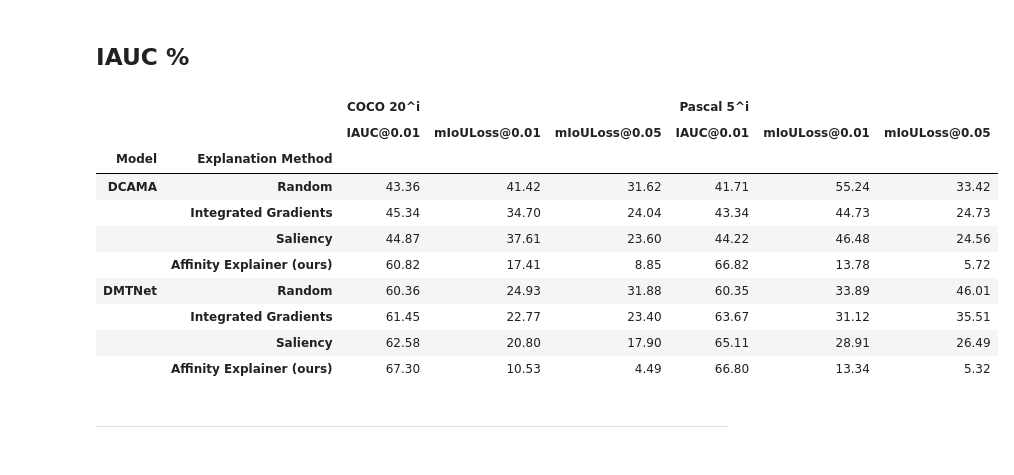
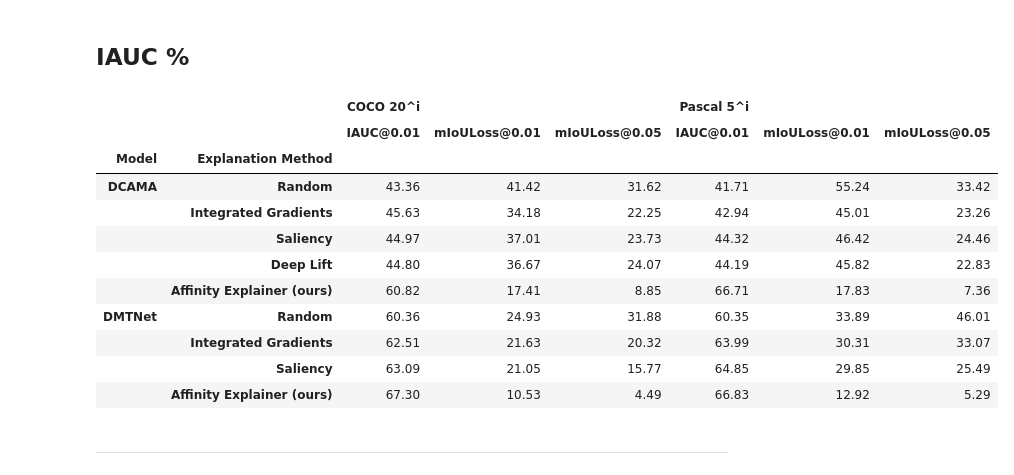
Before and after one commit to pasqualedem/AffinityExplainer, a Jupyter notebook: notebooks/results.ipynb, the cells around one changed output. Saved outputs shown, nothing was run; the diff lists cells and outputs as text; code cells hidden in the pictures.

```diff
--- a/notebooks/results.ipynb
+++ b/notebooks/results.ipynb
@@ -174,7 +181,7 @@ iauc_p_runs = api.runs(
     filters={
         "$and": [
             {"config.metric.percentage": {"$ne": None}},
-            {"tags": {"$nin": ["Broken"]}},
+            {"tags": {"$nin": ["Reverse"]}},
             {"$or": [
                 {'config.dataset.datasets.val_pascal5i_N1K5.name': "pascal"},
                 {'config.dataset.datasets.val_coco20i_N1K5.name': "coco"},
@@ -210,6 +217,7 @@ res_df = res_df.rename(columns=renamings_dict)
 value_renamings_dict = {
     "integrated_gradients": "Integrated Gradients",
     "saliency": "Saliency",
+    "deep_lift": "Deep Lift",
     "affinity": "Affinity Explainer (ours)",
     "random": "Random",
     "pascal": "Pascal 5^i",
@@ -234,7 +242,8 @@ method_order = {
     'Random': 0,
     'Integrated Gradients': 1,
     'Saliency': 2,
-    'Affinity Explainer': 3,
+    'Deep Lift': 3,
+    'Affinity Explainer': 4,
 }
 model_order = {
     'DCAMA': 0,
@@ -246,40 +255,41 @@ res_df = res_df.pivot_table(
     columns=['Dataset', 'Percentage', "Loss"],
     values='iAUC'
 ).sort_index(axis=1)
 
 perc_map = {
     False: "IAUC@",
     True: "mIoULoss@"
 }
 
 # Flatten the MultiIndex columns
 # Collapse last two levels into one
 res_df.columns = pd.MultiIndex.from_tuples([
     (lvl0, f"{perc_map[lvl2]}{lvl1}") for lvl0, lvl1, lvl2 in res_df.columns
 ])
 
 
 # Sort by Model and then by Explanation Method using the provided orderings
 res_df = res_df.sort_values(
     by=['Model', 'Explanation Method'],  # this ensures level names exist and are used
     key=lambda x: x.map(model_order) if x.name == 'Model' else x.map(method_order)
 )
 
 iauc_p_df = (res_df*100).round(2)
 
 iauc_p_df
 # %% [output]
 |  |  | COCO 20^i |  |  | Pascal 5^i |  |  |
 |  |  | IAUC@0.01 | mIoULoss@0.01 | mIoULoss@0.05 | IAUC@0.01 | mIoULoss@0.01 | mIoULoss@0.05 |
 | Model | Explanation Method |  |  |  |  |  |  |
 | DCAMA | Random | 43.36 | 41.42 | 31.62 | 41.71 | 55.24 | 33.42 |
-|  | Integrated Gradients | 45.34 | 34.70 | 24.04 | 43.34 | 44.73 | 24.73 |
-|  | Saliency | 44.87 | 37.61 | 23.60 | 44.22 | 46.48 | 24.56 |
-|  | Affinity Explainer (ours) | 60.82 | 17.41 | 8.85 | 66.82 | 13.78 | 5.72 |
+|  | Integrated Gradients | 45.63 | 34.18 | 22.25 | 42.94 | 45.01 | 23.26 |
+|  | Saliency | 44.97 | 37.01 | 23.73 | 44.32 | 46.42 | 24.46 |
+|  | Deep Lift | 44.80 | 36.67 | 24.07 | 44.19 | 45.82 | 22.83 |
+|  | Affinity Explainer (ours) | 60.82 | 17.41 | 8.85 | 66.71 | 17.83 | 7.36 |
 | DMTNet | Random | 60.36 | 24.93 | 31.88 | 60.35 | 33.89 | 46.01 |
-|  | Integrated Gradients | 61.45 | 22.77 | 23.40 | 63.67 | 31.12 | 35.51 |
-|  | Saliency | 62.58 | 20.80 | 17.90 | 65.11 | 28.91 | 26.49 |
-|  | Affinity Explainer (ours) | 67.30 | 10.53 | 4.49 | 66.80 | 13.34 | 5.32 |
+|  | Integrated Gradients | 62.51 | 21.63 | 20.32 | 63.99 | 30.31 | 33.07 |
+|  | Saliency | 63.09 | 21.05 | 15.77 | 64.85 | 29.85 | 25.49 |
+|  | Affinity Explainer (ours) | 67.30 | 10.53 | 4.49 | 66.83 | 12.92 | 5.29 |
 # %% [markdown]
 ---
 # %%
```
Also changed, not shown: parts of 4 cells of this notebook, 6 other files.
